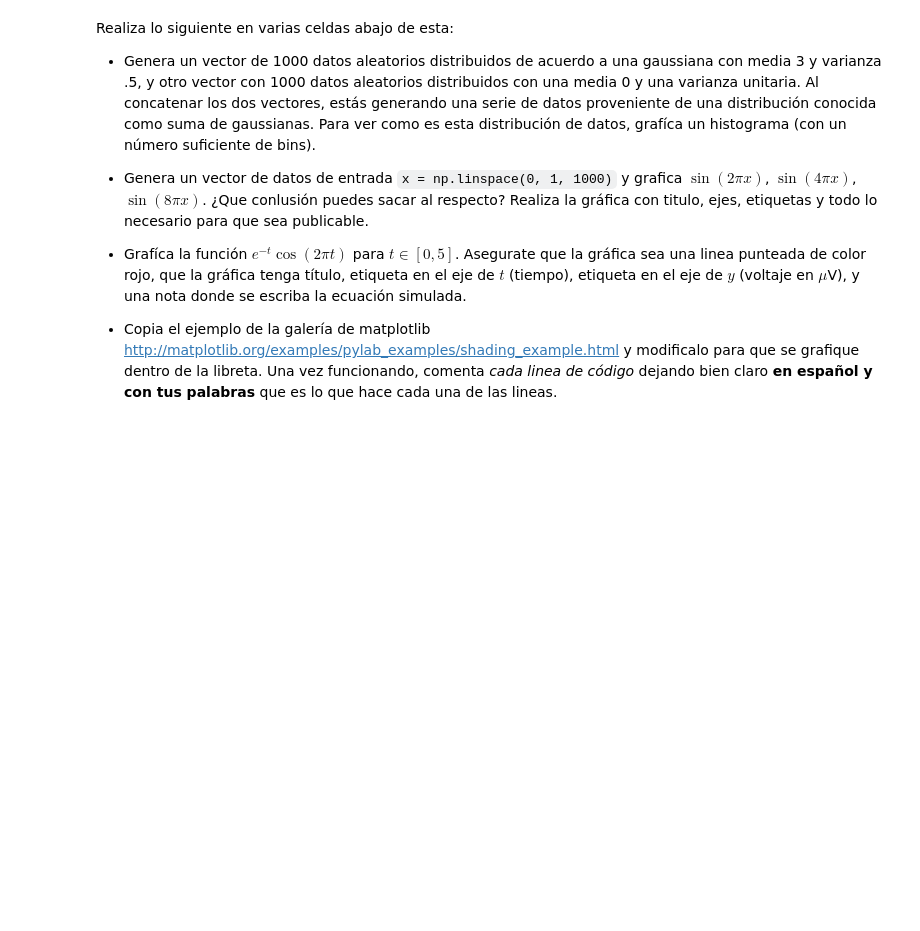
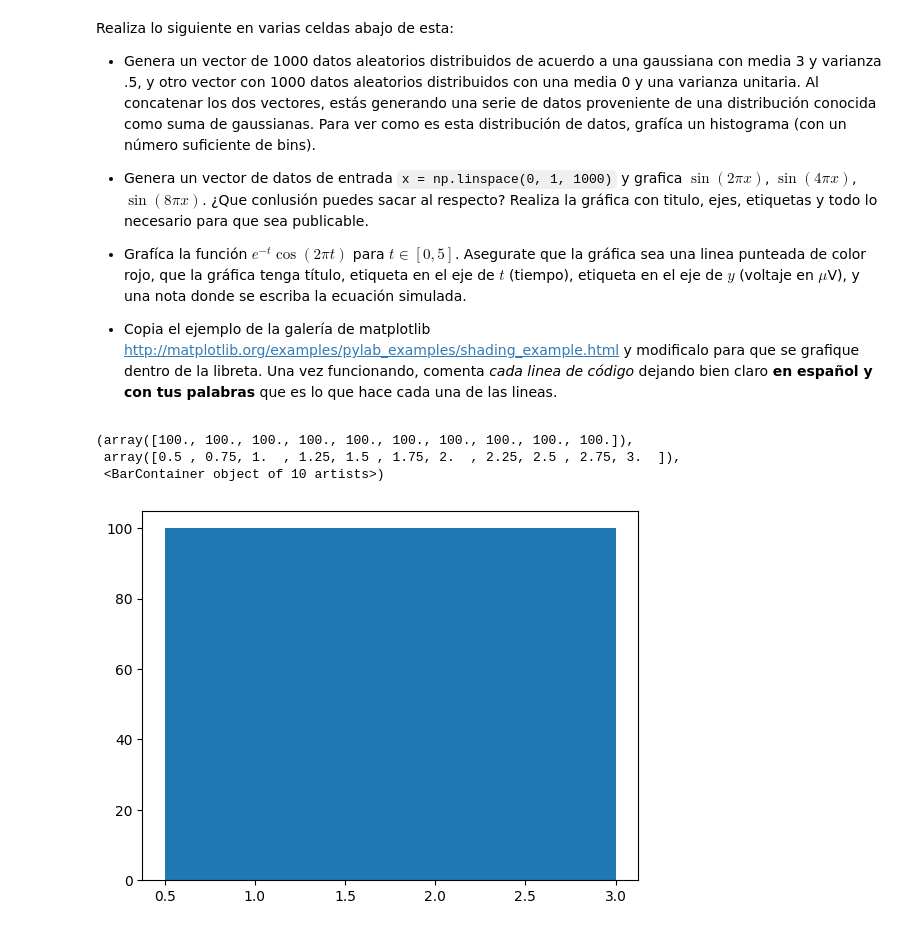
Before and after one commit to Alejandro-Barreras/alejandrobarreras-ai, a Jupyter notebook: tareas_y_actividades/Introducción_a_Numpy_y_Matplotlib.ipynb, the cells around one changed output. Saved outputs shown, nothing was run; the diff lists cells and outputs as text; code cells hidden in the pictures; blank space fills up the shorter version.

```diff
--- a/tareas_y_actividades/Introducción_a_Numpy_y_Matplotlib.ipynb
+++ b/tareas_y_actividades/Introducción_a_Numpy_y_Matplotlib.ipynb
@@ -573,3 +608,9 @@ Realiza lo siguiente en varias celdas abajo de esta:
 * Copia el ejemplo de la galería de matplotlib http://matplotlib.org/examples/pylab_examples/shading_example.html y modificalo para que se grafique dentro de la libreta. Una vez funcionando, comenta *cada linea de código* dejando bien claro **en español y con tus palabras** que es lo que hace cada una de las lineas.
 # %%
 #Agrega aqui el primer problema y resualve cada problema en una celda independiente.
+x =
+# %% [output]
+(array([100., 100., 100., 100., 100., 100., 100., 100., 100., 100.]),
+ array([0.5 , 0.75, 1.  , 1.25, 1.5 , 1.75, 2.  , 2.25, 2.5 , 2.75, 3.  ]),
+ <BarContainer object of 10 artists>)
+[figure, added]
```
Also changed, not shown: parts of 7 cells of this notebook.
